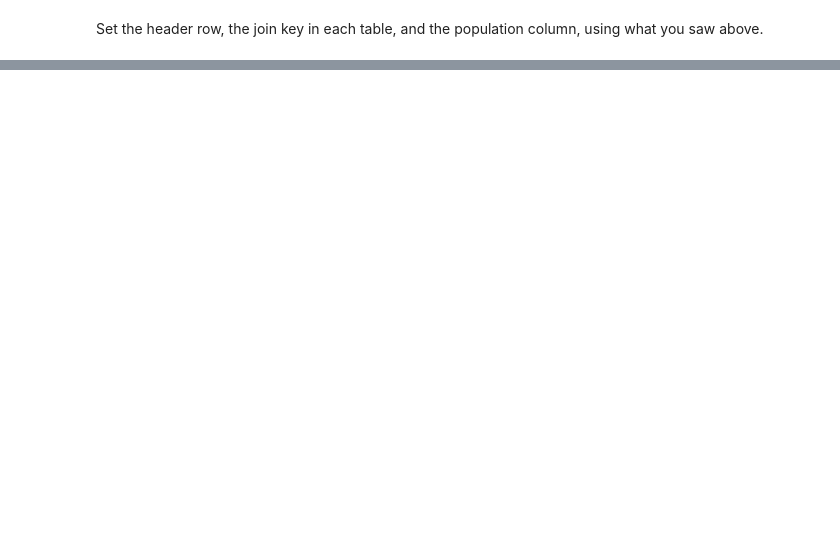
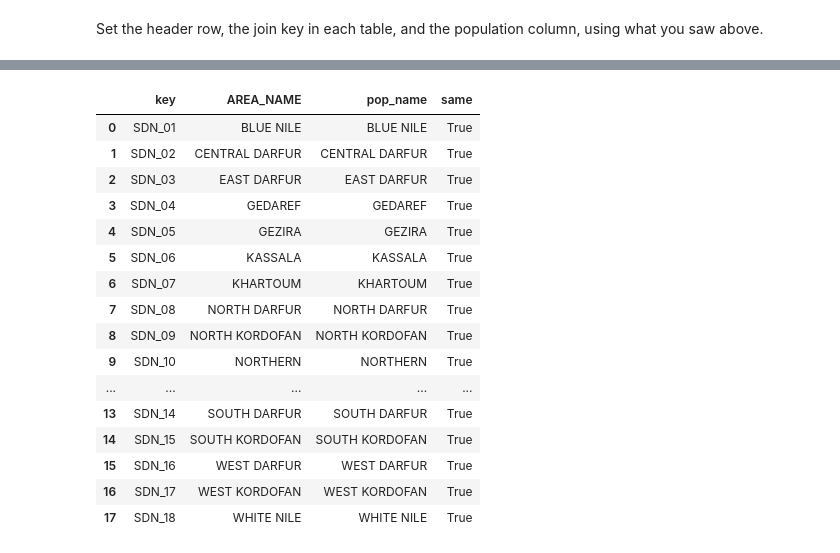
Before and after one commit to MuniebA/kharita, a Jupyter notebook: notebooks/00_sudan_data.ipynb, the cells around one changed output, grey strips where cells are left out. Saved outputs shown, nothing was run; the diff lists cells and outputs as text; code cells hidden in the pictures; blank space fills up the shorter version.

```diff
--- a/notebooks/00_sudan_data.ipynb
+++ b/notebooks/00_sudan_data.ipynb
@@ -13,6 +13,7 @@ import pandas as pd
 # Notebook runs from notebooks/, so data sits one level up
 RAW = Path("../data/raw")
 OUT = Path("../data/processed")
-GDB = next(RAW.glob("*.gdb"))
+# The real geodatabase is the folder holding .gdbtable files, however deep the unzip put it
+GDB = next(p.parent for p in RAW.rglob("*.gdbtable"))
 XLSX = next(RAW.glob("*.xlsx"))
 print(GDB, XLSX)
@@ -23,7 +44,7 @@ gpd.list_layers(GDB)
 Pick the state-level (admin 1) layer from the list above and set its name below.
 # %%
 # Set this to the admin 1 layer name shown above
-STATE_LAYER = "CHANGE_ME"
+STATE_LAYER = "SD_GEOG_ADM1_RetabGeog_uscb_202101"
 
 states_raw = gpd.read_file(GDB, layer=STATE_LAYER)
 print(states_raw.crs, len(states_raw))
@@ -34,6 +77,6 @@ pd.ExcelFile(XLSX).sheet_names
 # %%
 # Set this to the sheet with population by state, then check where the header row is
-SHEET = "CHANGE_ME"
+SHEET = "Population_RetabGeog"
 
 pop_raw = pd.read_excel(XLSX, sheet_name=SHEET, header=None)
 pop_raw.head(15)
@@ -40,13 +101,24 @@ pop_raw.head(15)
 # %% [markdown]
 Set the header row, the join key in each table, and the population column, using what you saw above.
 # %%
-# Fill these in from the outputs above
 HEADER_ROW = 0
-KEY_IN_STATES = "CHANGE_ME"
-KEY_IN_POP = "CHANGE_ME"
-POP_COLUMN = "CHANGE_ME"
+KEY_IN_STATES = "GEO_MATCH"
+KEY_IN_POP = "GEO_MATCH"
 
-pop = pd.read_excel(XLSX, sheet_name=SHEET, header=HEADER_ROW)
-pop = pop[[KEY_IN_POP, POP_COLUMN]].rename(columns={KEY_IN_POP: "key", POP_COLUMN: "pop"})
+# Row 1 holds descriptions, so read names and descriptions together
+names = pop_raw.iloc[0]
+descs = pop_raw.iloc[1].astype(str)
+# Total population is the column described as total, institutional and non-institutional
+match = names[descs.str.startswith("Total Population, institutional and non-institutional")]
+print(match.tolist())
+POP_COLUMN = match.iloc[0]
+
+pop = pd.read_excel(XLSX, sheet_name=SHEET, header=HEADER_ROW, skiprows=[1])
+# Keep state rows only
+pop = pop[pd.to_numeric(pop["ADM_LEVEL"], errors="coerce") == 1]
+pop = pop[[KEY_IN_POP, "AREA_NAME", POP_COLUMN]].rename(
+    columns={KEY_IN_POP: "key", "AREA_NAME": "pop_name", POP_COLUMN: "pop"}
+)
 pop["pop"] = pd.to_numeric(pop["pop"], errors="coerce")
+print(POP_COLUMN, len(pop), "states")
 pop.head()
@@ -59,3 +147,26 @@ states[states["_merge"] != "both"][["key"]]
+# %%
+# Every row should say True; any False means the codes point at different states
+check = states[["key", "AREA_NAME", "pop_name"]].copy()
+check["same"] = check["AREA_NAME"].str.upper() == check["pop_name"].str.upper()
+check
+# %% [output]
+|  | key | AREA_NAME | pop_name | same |
+| 0 | SDN_01 | BLUE NILE | BLUE NILE | True |
+| 1 | SDN_02 | CENTRAL DARFUR | CENTRAL DARFUR | True |
+| 2 | SDN_03 | EAST DARFUR | EAST DARFUR | True |
+| 3 | SDN_04 | GEDAREF | GEDAREF | True |
+| 4 | SDN_05 | GEZIRA | GEZIRA | True |
+| 5 | SDN_06 | KASSALA | KASSALA | True |
+| 6 | SDN_07 | KHARTOUM | KHARTOUM | True |
+| 7 | SDN_08 | NORTH DARFUR | NORTH DARFUR | True |
+| 8 | SDN_09 | NORTH KORDOFAN | NORTH KORDOFAN | True |
+| 9 | SDN_10 | NORTHERN | NORTHERN | True |
+| ... | ... | ... | ... | ... |
+| 13 | SDN_14 | SOUTH DARFUR | SOUTH DARFUR | True |
+| 14 | SDN_15 | SOUTH KORDOFAN | SOUTH KORDOFAN | True |
+| 15 | SDN_16 | WEST DARFUR | WEST DARFUR | True |
+| 16 | SDN_17 | WEST KORDOFAN | WEST KORDOFAN | True |
+| 17 | SDN_18 | WHITE NILE | WHITE NILE | True |
 # %%
 # Area in km2 from an equal-area projection, then density
 states["area_km2"] = states.to_crs("ESRI:102022").area / 1e6
```
Also changed, not shown: parts of 10 cells of this notebook, 1 other file.
